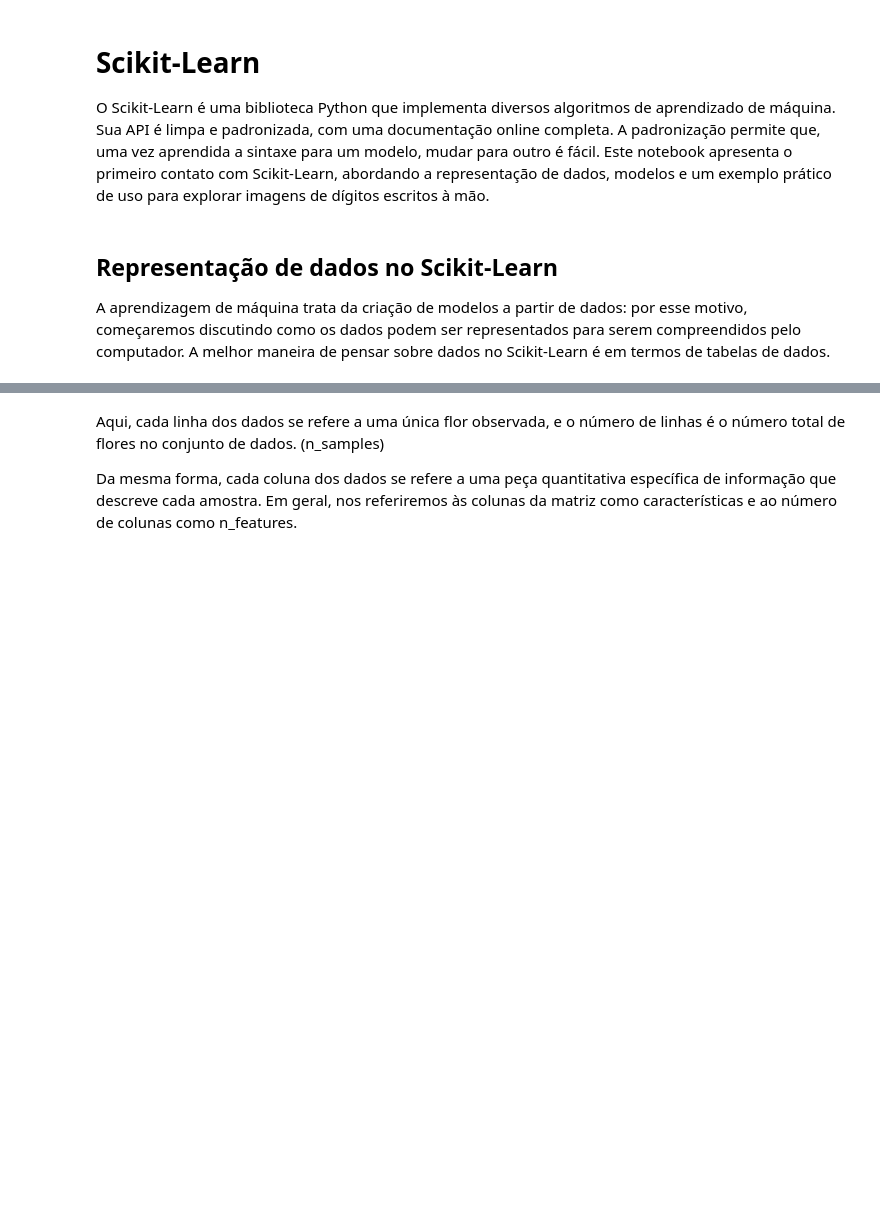
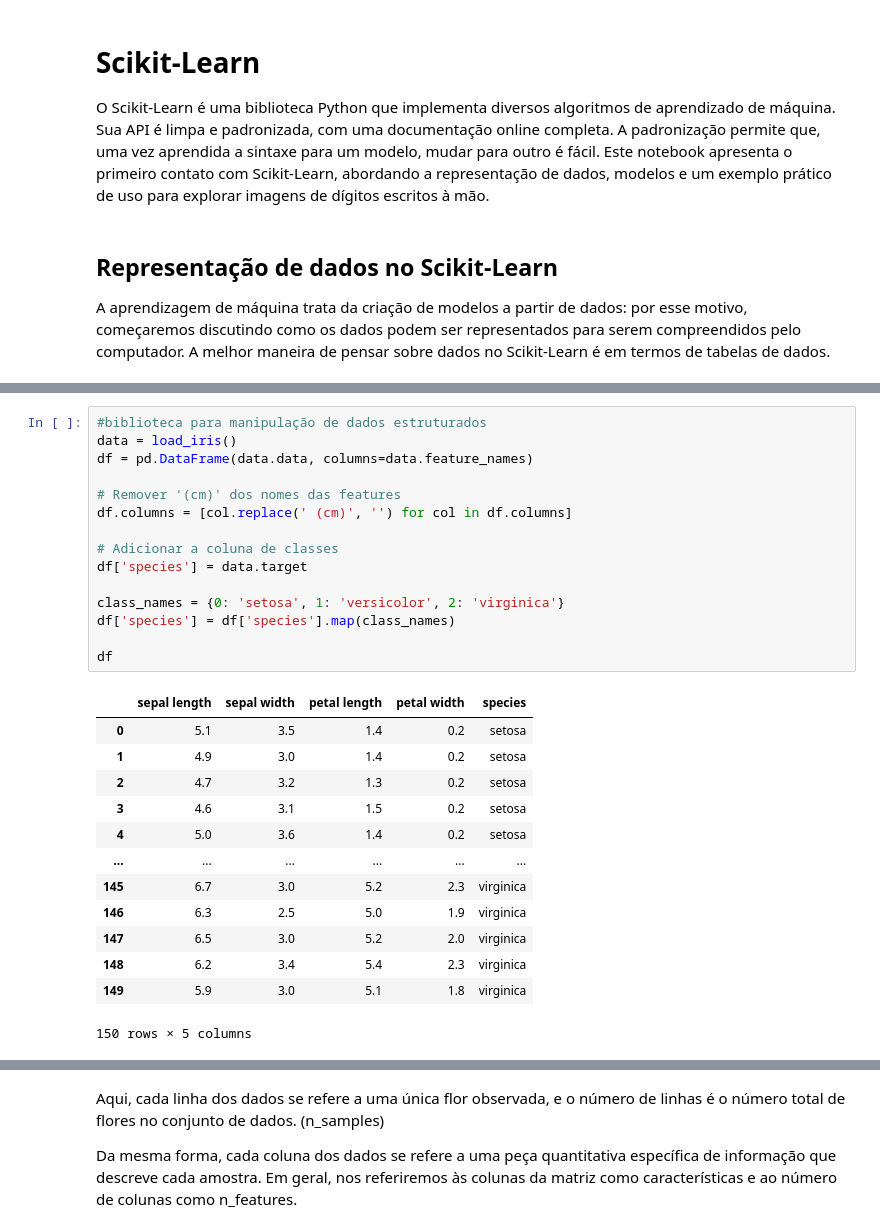
Before and after one commit to andrehochuli/teaching, a Jupyter notebook: AprendizadoMaquina/Tópico 01 - Introdução/Tópico_01_Introdução_Scikit_Learn.ipynb, the cells around one changed output, grey strips where cells are left out. Drawn from its saved outputs; the diff is of its cells as text; blank space fills up the shorter version.

```diff
--- a/AprendizadoMaquina/Tópico 01 - Introdução/Tópico_01_Introdução_Scikit_Learn.ipynb
+++ b/AprendizadoMaquina/Tópico 01 - Introdução/Tópico_01_Introdução_Scikit_Learn.ipynb
@@ -18,0 +17,29 @@ iris.head()
+# %%
+#biblioteca para manipulação de dados estruturados
+data = load_iris()
+df = pd.DataFrame(data.data, columns=data.feature_names)
+
+# Remover '(cm)' dos nomes das features
+df.columns = [col.replace(' (cm)', '') for col in df.columns]
+
+# Adicionar a coluna de classes
+df['species'] = data.target
+
+class_names = {0: 'setosa', 1: 'versicolor', 2: 'virginica'}
+df['species'] = df['species'].map(class_names)
+
+df
+# %% [output]
+|  | sepal length | sepal width | petal length | petal width | species |
+| 0 | 5.1 | 3.5 | 1.4 | 0.2 | setosa |
+| 1 | 4.9 | 3.0 | 1.4 | 0.2 | setosa |
+| 2 | 4.7 | 3.2 | 1.3 | 0.2 | setosa |
+| 3 | 4.6 | 3.1 | 1.5 | 0.2 | setosa |
+| 4 | 5.0 | 3.6 | 1.4 | 0.2 | setosa |
+| ... | ... | ... | ... | ... | ... |
+| 145 | 6.7 | 3.0 | 5.2 | 2.3 | virginica |
+| 146 | 6.3 | 2.5 | 5.0 | 1.9 | virginica |
+| 147 | 6.5 | 3.0 | 5.2 | 2.0 | virginica |
+| 148 | 6.2 | 3.4 | 5.4 | 2.3 | virginica |
+| 149 | 5.9 | 3.0 | 5.1 | 1.8 | virginica |
+150 rows × 5 columns
```
Also changed, not shown: parts of 20 cells of this notebook.
